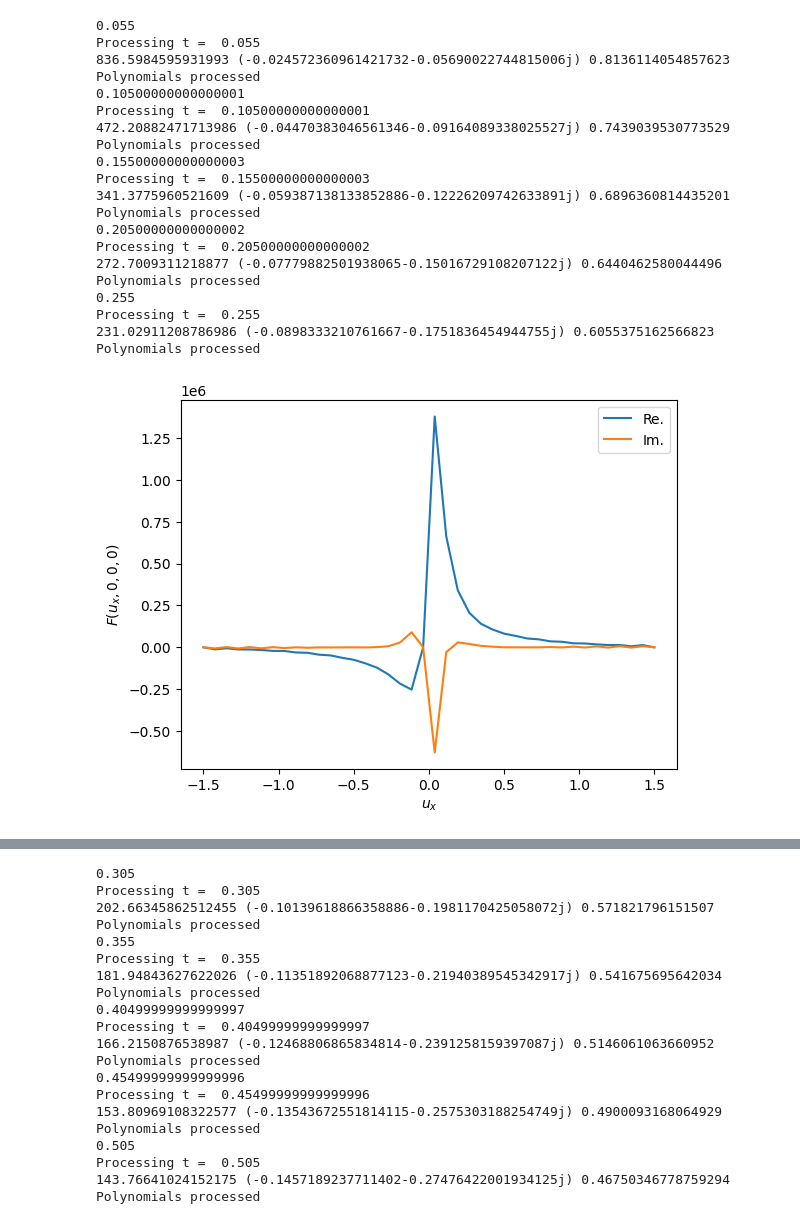
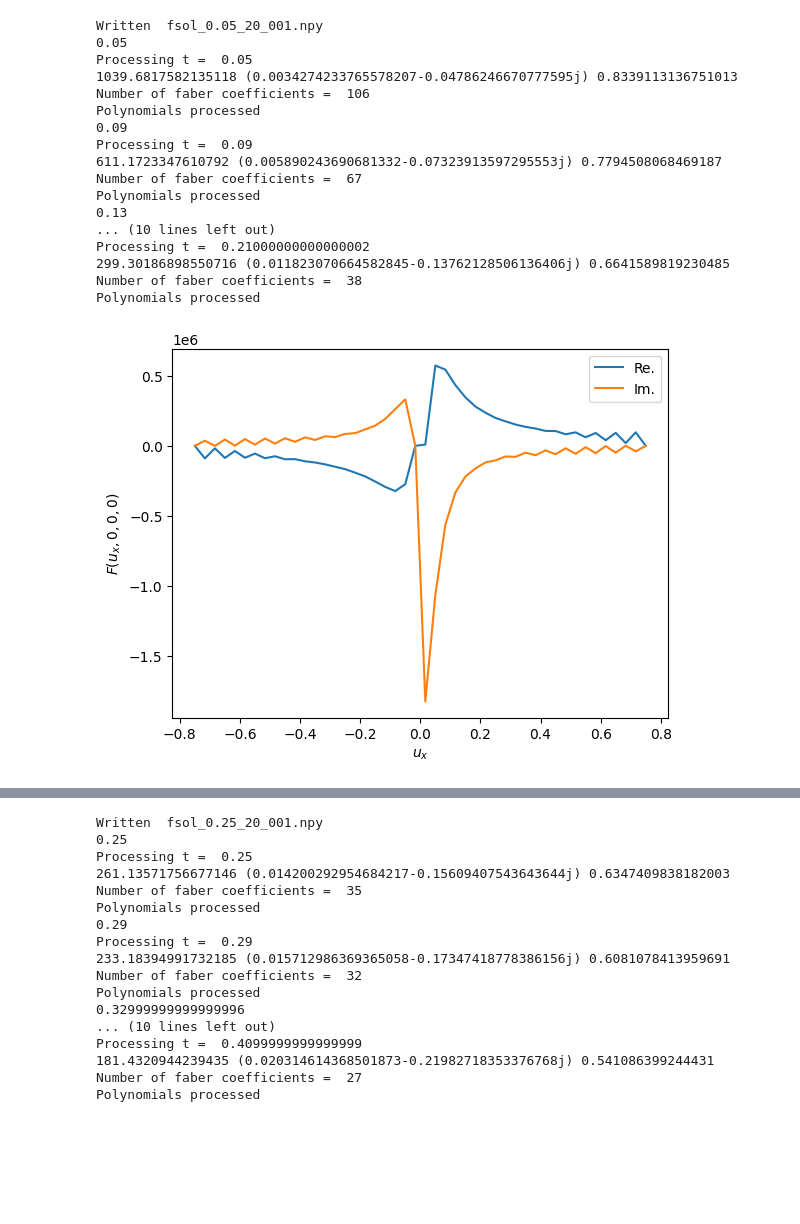
Before and after one commit to marcoacl00/parton_splittings, a Jupyter notebook: simulate.ipynb, the cells around one changed output, grey strips where cells are left out. Drawn from its saved outputs; the diff is of its cells as text; code cells hidden in the pictures; blank space fills up the shorter version.

```diff
--- a/simulate.ipynb
+++ b/simulate.ipynb
@@ -5,10 +3,8 @@ Using device: cuda
 # %%
-sis = phsys(100, 0.5, 1.5, 3) #E, z, qF, Medium size (grid)
-sis.set_dim(40,40,30,30) #Grid dimensions
+sis = phsys(100, 0.4, 1.5, 1.5) #E, z, qF, Medium size (grid)
+sis.set_dim(46,46,40,40) #Grid dimensions
 sis.init_fsol()
-ht = 0.05 #time step
+ht = 0.04 #time step
 
 simul = simulate(sis, ht, 2)
-
-np.save("new_fsol_100_05_4.npy", sis.Fsol)
 # %% [output]
@@ -20,21 +17,18 @@ Polynomials processed
-0.055
-Processing t =  0.055
-836.5984595931993 (-0.024572360961421732-0.05690022744815006j) 0.8136114054857623
+Written  fsol_0.05_20_001.npy
+0.05
+Processing t =  0.05
+1039.6817582135118 (0.0034274233765578207-0.04786246670777595j) 0.8339113136751013
+Number of faber coefficients =  106
 Polynomials processed
-0.10500000000000001
-Processing t =  0.10500000000000001
-472.20882471713986 (-0.04470383046561346-0.09164089338025527j) 0.7439039530773529
+0.09
+Processing t =  0.09
+611.1723347610792 (0.005890243690681332-0.07323913597295553j) 0.7794508068469187
+Number of faber coefficients =  67
 Polynomials processed
-0.15500000000000003
-Processing t =  0.15500000000000003
-341.3775960521609 (-0.059387138133852886-0.12226209742633891j) 0.6896360814435201
+0.13
+... (10 lines left out)
+Processing t =  0.21000000000000002
+299.30186898550716 (0.011823070664582845-0.13762128506136406j) 0.6641589819230485
+Number of faber coefficients =  38
 Polynomials processed
-0.20500000000000002
-Processing t =  0.20500000000000002
-272.7009311218877 (-0.07779882501938065-0.15016729108207122j) 0.6440462580044496
-Polynomials processed
-0.255
-Processing t =  0.255
-231.02911208786986 (-0.0898333210761667-0.1751836454944755j) 0.6055375162566823
-Polynomials processed
-[figure, old version]
+[figure, new version]
@@ -42,20 +36,17 @@ Polynomials processed
-0.305
-Processing t =  0.305
-202.66345862512455 (-0.10139618866358886-0.1981170425058072j) 0.571821796151507
+Written  fsol_0.25_20_001.npy
+0.25
+Processing t =  0.25
+261.13571756677146 (0.014200292954684217-0.15609407543643644j) 0.6347409838182003
+Number of faber coefficients =  35
 Polynomials processed
-0.355
-Processing t =  0.355
-181.94843627622026 (-0.11351892068877123-0.21940389545342917j) 0.541675695642034
+0.29
+Processing t =  0.29
+233.18394991732185 (0.015712986369365058-0.17347418778386156j) 0.6081078413959691
+Number of faber coefficients =  32
 Polynomials processed
-0.40499999999999997
-Processing t =  0.40499999999999997
-166.2150876538987 (-0.12468806865834814-0.2391258159397087j) 0.5146061063660952
+0.32999999999999996
+... (10 lines left out)
+Processing t =  0.4099999999999999
+181.4320944239435 (0.020314614368501873-0.21982718353376768j) 0.541086399244431
+Number of faber coefficients =  27
 Polynomials processed
-0.45499999999999996
-Processing t =  0.45499999999999996
-153.80969108322577 (-0.13543672551814115-0.2575303188254749j) 0.4900093168064929
-Polynomials processed
-0.505
-Processing t =  0.505
-143.76641024152175 (-0.1457189237711402-0.27476422001934125j) 0.46750346778759294
-Polynomials processed
```
Also changed, not shown: parts of 3 cells of this notebook, 6 other files.
